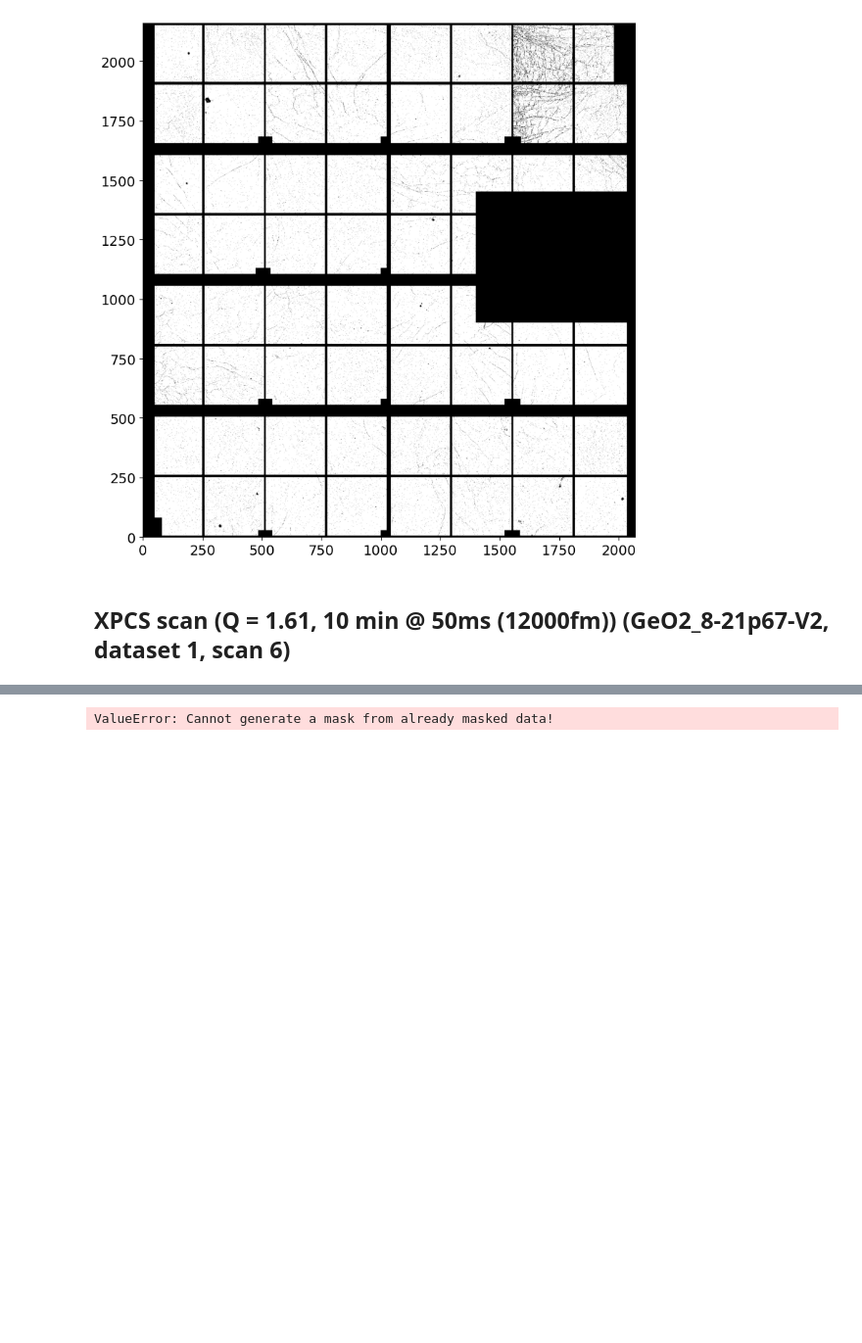
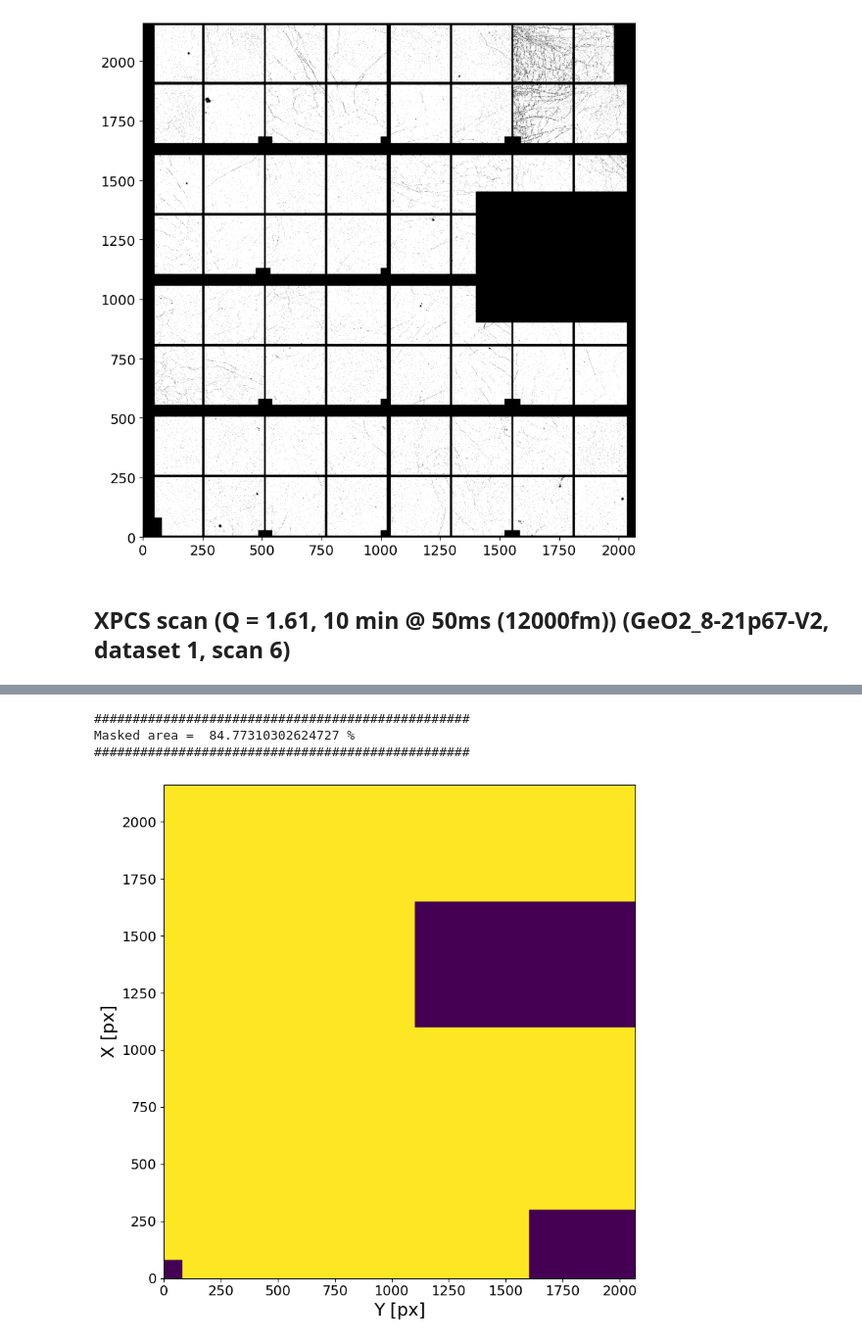
Before and after one commit to FabioBrugnara/HC6209, a Jupyter notebook: SCRIPTS/1) Vycor analysis.ipynb, the cells around one changed output, grey strips where cells are left out. Shown at 98% size. Saved outputs shown, nothing was run; the diff lists cells and outputs as text; code cells hidden in the pictures; blank space fills up the shorter version.

```diff
--- a/SCRIPTS/1) Vycor analysis.ipynb
+++ b/SCRIPTS/1) Vycor analysis.ipynb
@@ -122,5 +115,8 @@ Maximum count in the hull run -> 14134
 # %%
-bs_mask = XPCS.gen_mask(e4m_data, itime, e4m_mask=None, mask_geom=geom, hist_plots=False)
+bs_mask = XPCS.gen_mask(mask_geom=geom, hist_plots=False)
 # %% [output]
-ValueError: Cannot generate a mask from already masked data!
+#################################################
+Masked area =  84.77310302624727 %
+#################################################
+[figure, added]
 # %%
```
Also changed, not shown: parts of 8 cells of this notebook, 4 other files.
